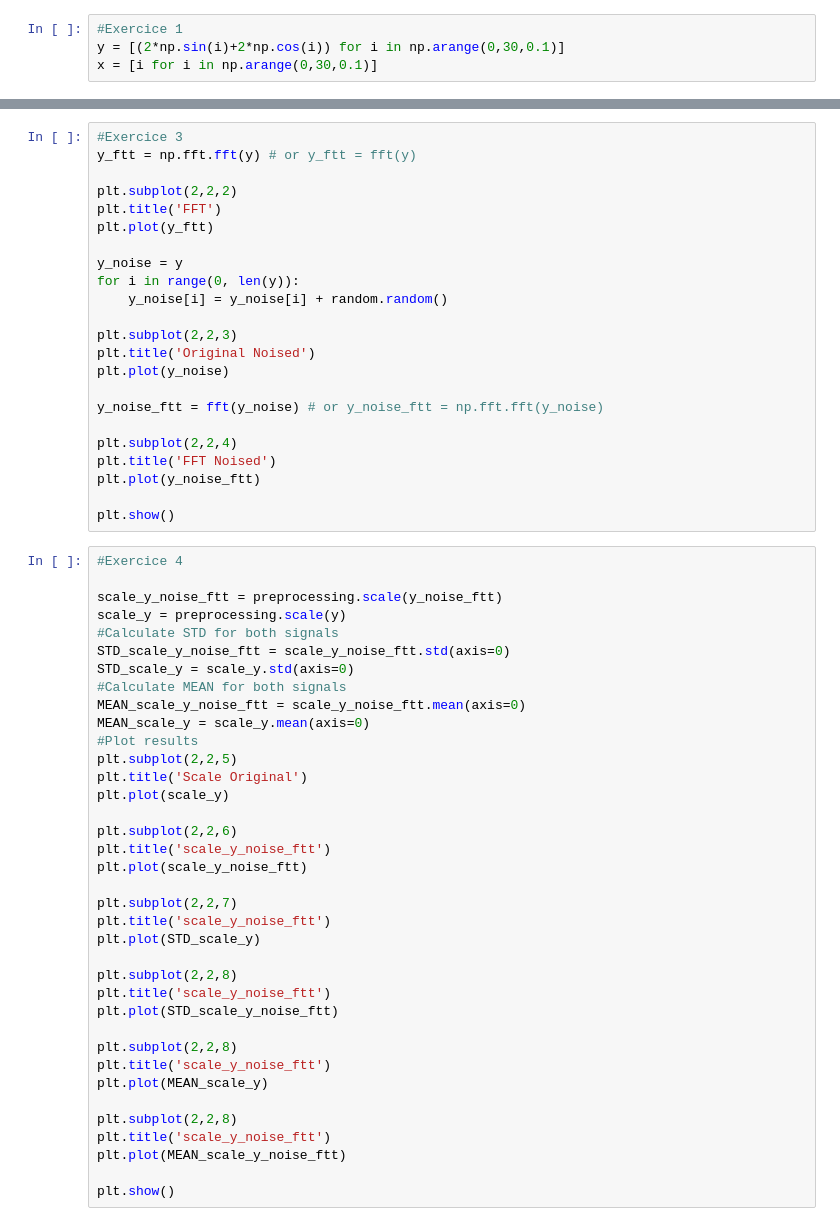
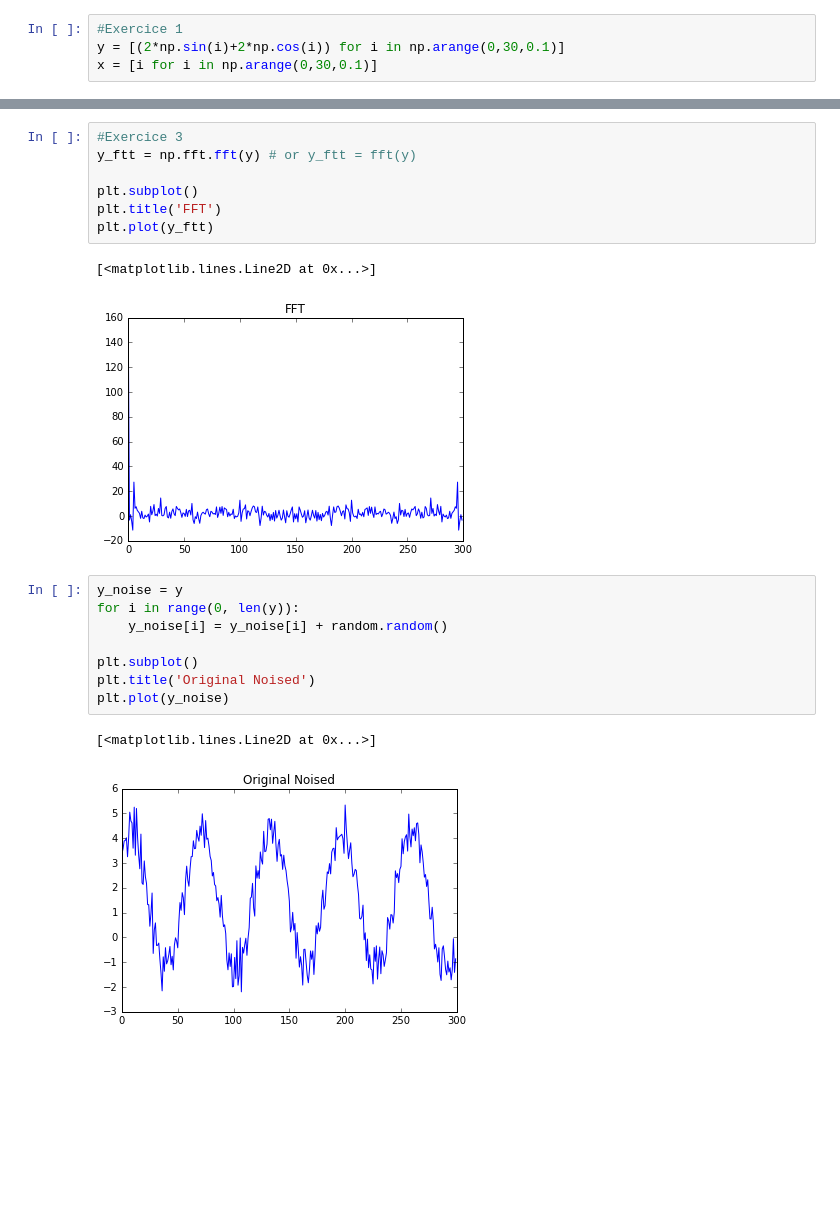
Before and after one commit to khalilmebarkia/BME-Interview, a Jupyter notebook: BME-Preparation for Interview.ipynb, the cells around one changed output, grey strips where cells are left out. Saved outputs shown, nothing was run; the diff lists cells and outputs as text; blank space fills up the shorter version.

```diff
--- a/BME-Preparation for Interview.ipynb
+++ b/BME-Preparation for Interview.ipynb
@@ -18,60 +20,21 @@ plt.show()
+# %%
+#Exercice 3
+y_ftt = np.fft.fft(y) # or y_ftt = fft(y)
+
+plt.subplot()
+plt.title('FFT')
+plt.plot(y_ftt)
+# %% [output]
+[<matplotlib.lines.Line2D at 0x...>]
+[figure, added]
 # %%
-#Exercice 3
-y_ftt = np.fft.fft(y) # or y_ftt = fft(y)
-
-plt.subplot(2,2,2)
-plt.title('FFT')
-plt.plot(y_ftt)
-
 y_noise = y
 for i in range(0, len(y)):
     y_noise[i] = y_noise[i] + random.random()
 
-plt.subplot(2,2,3)
+plt.subplot()
 plt.title('Original Noised')
 plt.plot(y_noise)
-
-y_noise_ftt = fft(y_noise) # or y_noise_ftt = np.fft.fft(y_noise)
-
-plt.subplot(2,2,4)
-plt.title('FFT Noised')
-plt.plot(y_noise_ftt)
-
-plt.show()
+# %% [output]
+[<matplotlib.lines.Line2D at 0x...>]
+[figure, added]
-# %%
-#Exercice 4
-
-scale_y_noise_ftt = preprocessing.scale(y_noise_ftt)
-scale_y = preprocessing.scale(y)
-#Calculate STD for both signals
-STD_scale_y_noise_ftt = scale_y_noise_ftt.std(axis=0)
-STD_scale_y = scale_y.std(axis=0)
-#Calculate MEAN for both signals
-MEAN_scale_y_noise_ftt = scale_y_noise_ftt.mean(axis=0)
-MEAN_scale_y = scale_y.mean(axis=0)
-#Plot results
-plt.subplot(2,2,5)
-plt.title('Scale Original')
-plt.plot(scale_y)
-
-plt.subplot(2,2,6)
-plt.title('scale_y_noise_ftt')
-plt.plot(scale_y_noise_ftt)
-
-plt.subplot(2,2,7)
-plt.title('scale_y_noise_ftt')
-plt.plot(STD_scale_y)
-
-plt.subplot(2,2,8)
-plt.title('scale_y_noise_ftt')
-plt.plot(STD_scale_y_noise_ftt)
-
-plt.subplot(2,2,8)
-plt.title('scale_y_noise_ftt')
-plt.plot(MEAN_scale_y)
-
-plt.subplot(2,2,8)
-plt.title('scale_y_noise_ftt')
-plt.plot(MEAN_scale_y_noise_ftt)
-
-plt.show()
```
Also changed, not shown: parts of 11 cells of this notebook.
